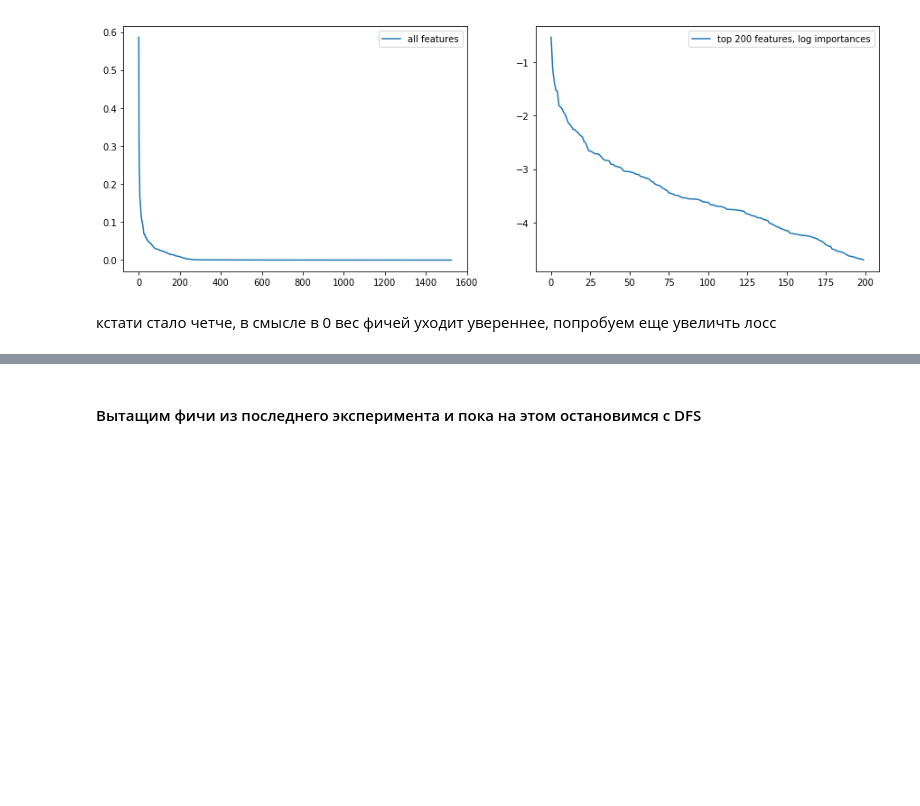
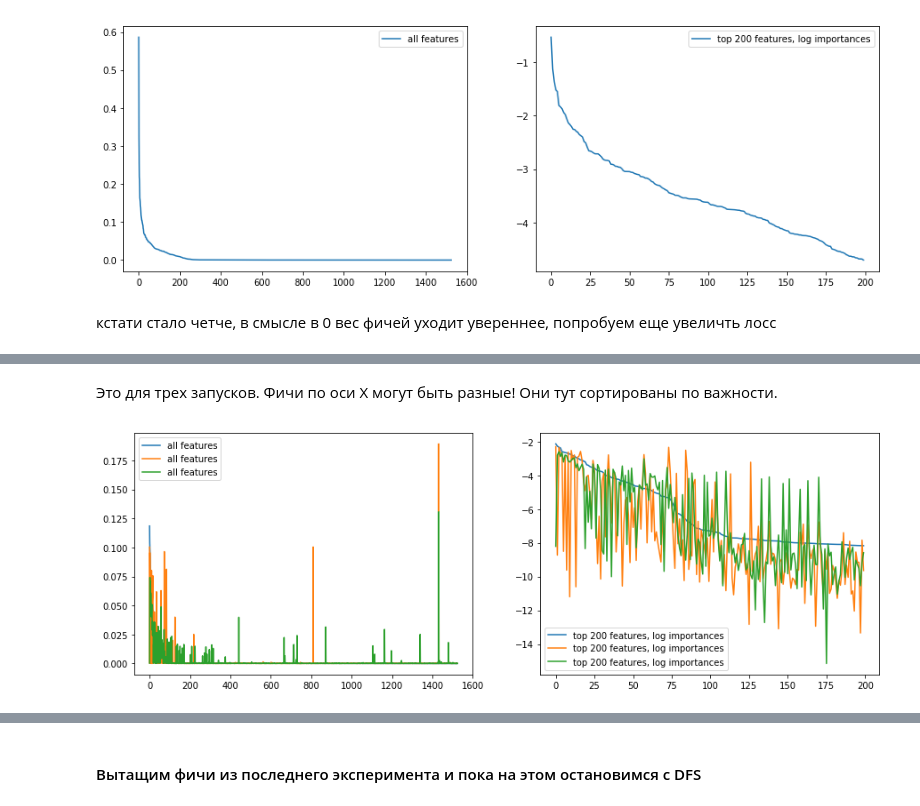
Before and after one commit to rykachevskiy/insilico_test, a Jupyter notebook: src/main.ipynb, the cells around one changed output, grey strips where cells are left out. Cells and saved outputs as stored; diff of their text form; code cells hidden in the pictures; blank space fills up the shorter version.

```diff
--- a/src/main.ipynb
+++ b/src/main.ipynb
@@ -742,0 +764,9 @@ plot_rank(sess.run(exps_l2_0_l1i[0].model.weight_layer.w))
+# %% [markdown]
+Это для трех запусков. Фичи по оси Х могут быть разные! Они тут сортированы по важности.
+# %%
+plot_ordered_as_first(sess.run(exps_l2_0_l1i[0].model.weight_layer.w),
+          sess.run(exps_l2_0_l1i[1].model.weight_layer.w),
+          sess.run(exps_l2_0_l1i[2].model.weight_layer.w),
+         )
+# %% [output]
+[figure, added]
```
Also changed, not shown: parts of 8 cells of this notebook.
